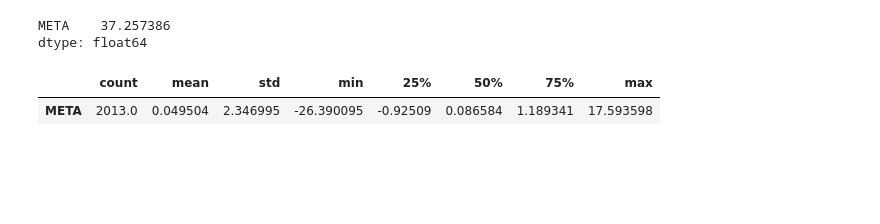
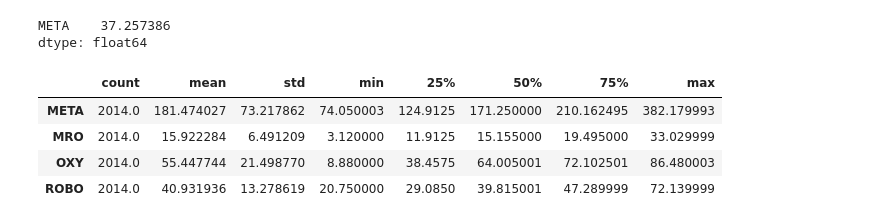
Before and after one commit to UditKarth/Quant, a Jupyter notebook: Algorithmic Trading Python.ipynb, the cells around one changed output. Drawn from its saved outputs; the diff is of its cells as text; code cells hidden in the pictures; blank space fills up the shorter version.

```diff
--- a/Algorithmic Trading Python.ipynb
+++ b/Algorithmic Trading Python.ipynb
@@ -543,7 +544,11 @@ annual_std
 META    37.257386
 dtype: float64
 # %%
-ret.describe().T #makes a table
+returns = close.copy()
+returns.describe().T #makes a table
 # %% [output]
 |  | count | mean | std | min | 25% | 50% | 75% | max |
-| META | 2013.0 | 0.049504 | 2.346995 | -26.390095 | -0.92509 | 0.086584 | 1.189341 | 17.593598 |
+| META | 2014.0 | 181.474027 | 73.217862 | 74.050003 | 124.9125 | 171.250000 | 210.162495 | 382.179993 |
+| MRO | 2014.0 | 15.922284 | 6.491209 | 3.120000 | 11.9125 | 15.155000 | 19.495000 | 33.029999 |
+| OXY | 2014.0 | 55.447744 | 21.498770 | 8.880000 | 38.4575 | 64.005001 | 72.102501 | 86.480003 |
+| ROBO | 2014.0 | 40.931936 | 13.278619 | 20.750000 | 29.0850 | 39.815001 | 47.289999 | 72.139999 |
```
Also changed, not shown: parts of 18 cells of this notebook.
